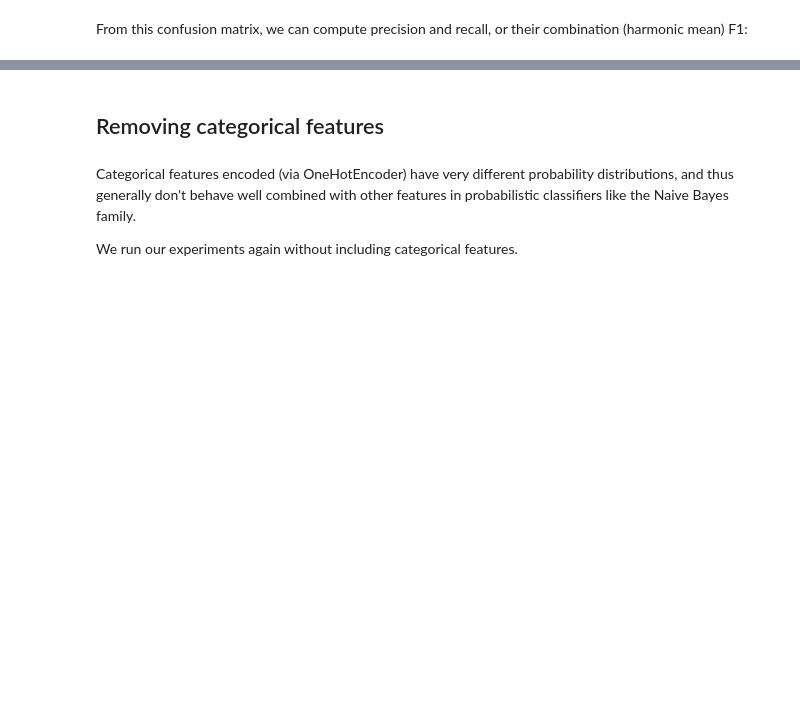
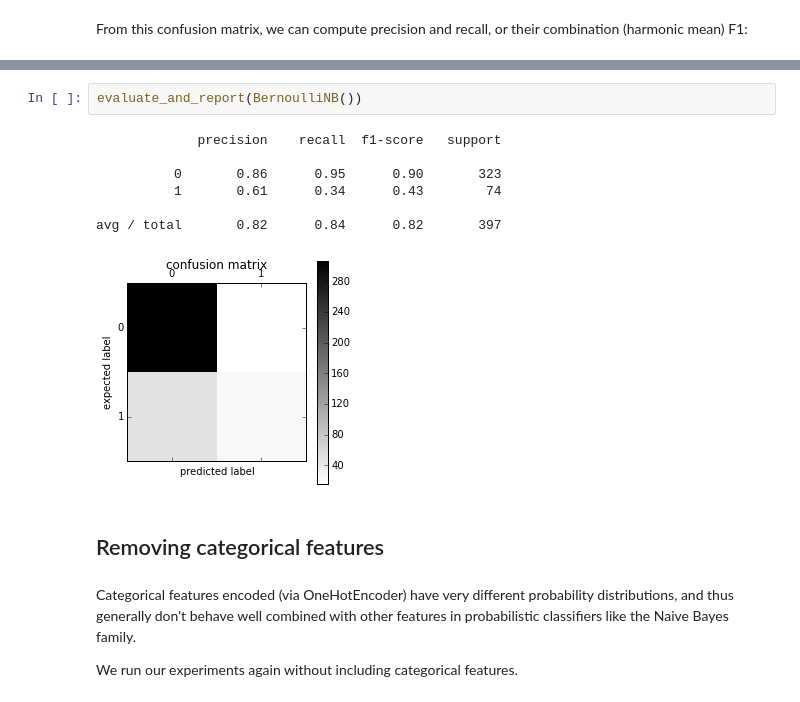
Before and after one commit to pablocelayes/spamfilter, a Jupyter notebook: spam_filter.ipynb, the cells around one changed output, grey strips where cells are left out. Drawn from its saved outputs; the diff is of its cells as text; blank space fills up the shorter version.

```diff
--- a/spam_filter.ipynb
+++ b/spam_filter.ipynb
@@ -105,3 +104,13 @@ avg / total       0.80      0.83      0.81       298
+# %%
+evaluate_and_report(BernoulliNB())
+# %% [output]
+             precision    recall  f1-score   support
+
+          0       0.86      0.95      0.90       323
+          1       0.61      0.34      0.43        74
+
+avg / total       0.82      0.84      0.82       397
+[figure, added]
 # %% [markdown]
 ## Removing categorical features
 # %% [markdown]
```
Also changed, not shown: parts of 54 cells of this notebook, 5 other files.
